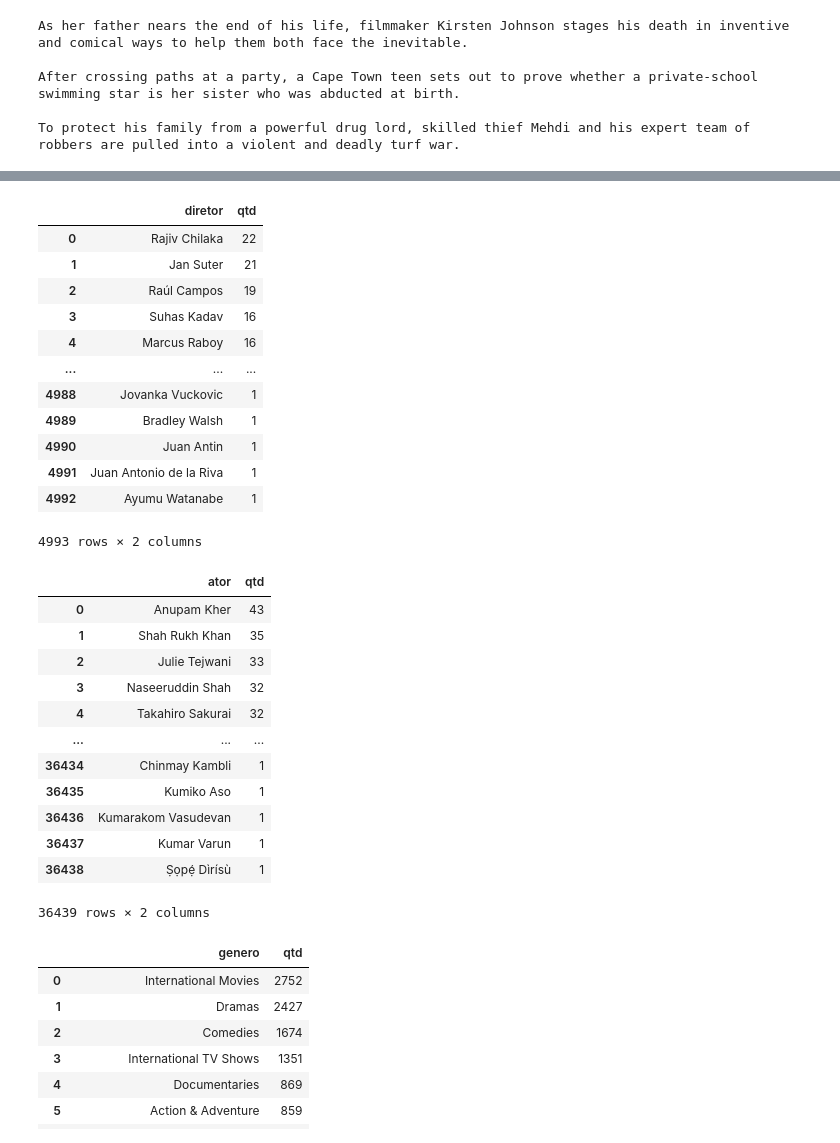
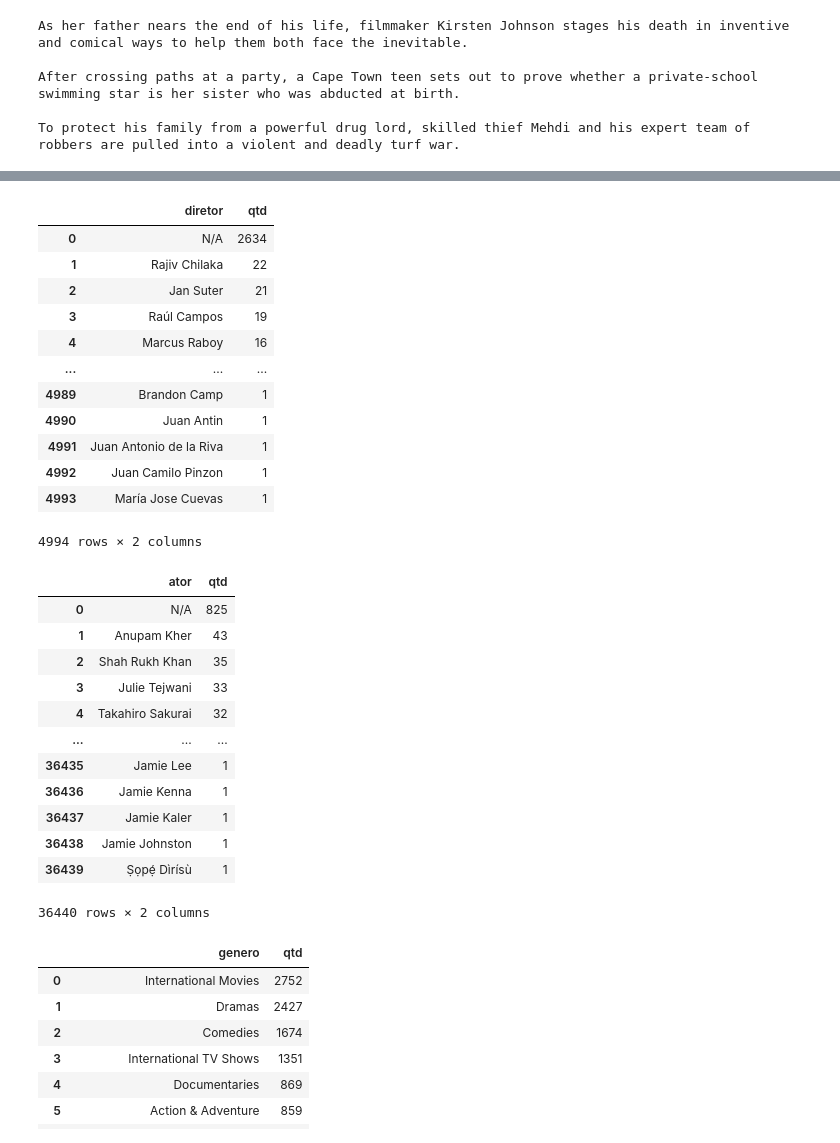
Before and after one commit to rafhaelom/analise-conteudo-netflix, a Jupyter notebook: analise_exploratoria_dados_conteudo_netflix.ipynb, the cells around one changed output, grey strips where cells are left out. Saved outputs shown, nothing was run; the diff lists cells and outputs as text; code cells hidden in the pictures.

```diff
--- a/analise_exploratoria_dados_conteudo_netflix.ipynb
+++ b/analise_exploratoria_dados_conteudo_netflix.ipynb
@@ -320,11 +339,32 @@ To protect his family from a powerful drug lord, skilled thief Mehdi and his exp
 df["date_added_aux"] = pd.to_datetime(df['date_added'])
 
 # Criar coluna mês adicionada na Netflix a partir de (date_added).
-df['month_added']=df['date_added_aux'].dt.month.astype('Int64')
-df['month_name_added']=df['date_added_aux'].dt.month_name()
+df['month_added_num'] = df['date_added_aux'].dt.month.astype('Int64')
+df['month_added_num'] = df['month_added_num'].fillna(np.nan)
+
+df['month_added_char'] = df['date_added_aux'].dt.month.astype('Int64').astype(str)
+df['month_added_char'].replace('<NA>', 'N/A', inplace  = True)
+# df['month_added_char'] = df['month_added_char'].replace('<NA>', 'N/A', inplace  = True)
+
+df['month_name_added_char'] = df['date_added_aux'].dt.month_name().astype(str)
+df['month_name_added_char'].replace('nan', 'N/A', inplace  = True)
+
+# df['month_name_added_char2'] = df['date_added_aux'].dt.strftime('%B').astype(str)
+# df['month_name_added_char2'].replace('nan', 'N/A', inplace  = True)
 
 # Criar coluna ano adicionada na Netflix a partir de (date_added).
-df['year_added'] = df['date_added_aux'].dt.year.astype('Int64')
+df['year_added_num'] = df['date_added_aux'].dt.year.astype('Int64')
+df['year_added_num'] = df['year_added_num'].fillna(np.nan)
 
-df.head(2)
+df['year_added_char'] = df['date_added_aux'].dt.year.astype('Int64').astype(str)
+df['year_added_char'].replace('<NA>', 'N/A', inplace  = True)
+
+
+print(df['month_name_added_char'].unique())
+print()
+print(df['month_added_num'].unique())
+print()
+print(df['year_added_char'].unique())
+print()
+print(df['year_added_num'].unique())
 # %% [output]
@@ -334,6 +385,8 @@ df.head(2)
 # %%
 # Correção do tipo para a duração (duration).
-df['duration_aux'] = df['duration'].apply(lambda x: str(x).split(" ")[0])
+df['duration_char'] = df['duration'].apply(lambda x: str(x).split(" ")[0])
+df['duration_char'].replace('nan', 'N/A',inplace  = True)
+df['duration_num'] = df['duration_char'].replace('N/A', np.nan).astype('Int64')
 
 df.head(2)
 # %% [output]
@@ -343,41 +397,47 @@ df.head(2)
 # %%
 # Ajuste para o quantitativo de diretores (director).
+df['director'] = df['director'].astype(str)
+df['director'].replace('nan', 'N/A', inplace  = True)
+
 qtd_diretor = df['director'].str.get_dummies(', ').sum()
 
 df_qtd_diretor = pd.DataFrame({'diretor':qtd_diretor.index, 'qtd':qtd_diretor.values}).sort_values(by="qtd", ascending=False, ignore_index=True)
 df_qtd_diretor
 # %% [output]
 |  | diretor | qtd |
-| 0 | Rajiv Chilaka | 22 |
-| 1 | Jan Suter | 21 |
-| 2 | Raúl Campos | 19 |
-| 3 | Suhas Kadav | 16 |
+| 0 | N/A | 2634 |
+| 1 | Rajiv Chilaka | 22 |
+| 2 | Jan Suter | 21 |
+| 3 | Raúl Campos | 19 |
 | 4 | Marcus Raboy | 16 |
 | ... | ... | ... |
-| 4988 | Jovanka Vuckovic | 1 |
-| 4989 | Bradley Walsh | 1 |
+| 4989 | Brandon Camp | 1 |
 | 4990 | Juan Antin | 1 |
 | 4991 | Juan Antonio de la Riva | 1 |
-| 4992 | Ayumu Watanabe | 1 |
+| 4992 | Juan Camilo Pinzon | 1 |
+| 4993 | María Jose Cuevas | 1 |
-4993 rows × 2 columns
+4994 rows × 2 columns
 # %%
 # Ajuste para o quantitativo de atores (cast).
+df['cast'] = df['cast'].astype(str)
+df['cast'].replace('nan', 'N/A', inplace  = True)
+
 qtd_ator = df['cast'].str.get_dummies(', ').sum()
 
 df_qtd_ator = pd.DataFrame({'ator':qtd_ator.index, 'qtd':qtd_ator.values}).sort_values(by="qtd", ascending=False, ignore_index=True)
 df_qtd_ator
 # %% [output]
 |  | ator | qtd |
-| 0 | Anupam Kher | 43 |
-| 1 | Shah Rukh Khan | 35 |
-| 2 | Julie Tejwani | 33 |
-| 3 | Naseeruddin Shah | 32 |
+| 0 | N/A | 825 |
+| 1 | Anupam Kher | 43 |
+| 2 | Shah Rukh Khan | 35 |
+| 3 | Julie Tejwani | 33 |
 | 4 | Takahiro Sakurai | 32 |
 | ... | ... | ... |
-| 36434 | Chinmay Kambli | 1 |
-| 36435 | Kumiko Aso | 1 |
-| 36436 | Kumarakom Vasudevan | 1 |
-| 36437 | Kumar Varun | 1 |
-| 36438 | Ṣọpẹ́ Dìrísù | 1 |
+| 36435 | Jamie Lee | 1 |
+| 36436 | Jamie Kenna | 1 |
+| 36437 | Jamie Kaler | 1 |
+| 36438 | Jamie Johnston | 1 |
+| 36439 | Ṣọpẹ́ Dìrísù | 1 |
-36439 rows × 2 columns
+36440 rows × 2 columns
 # %%
```
Also changed, not shown: parts of 32 cells of this notebook, 2 other files.
